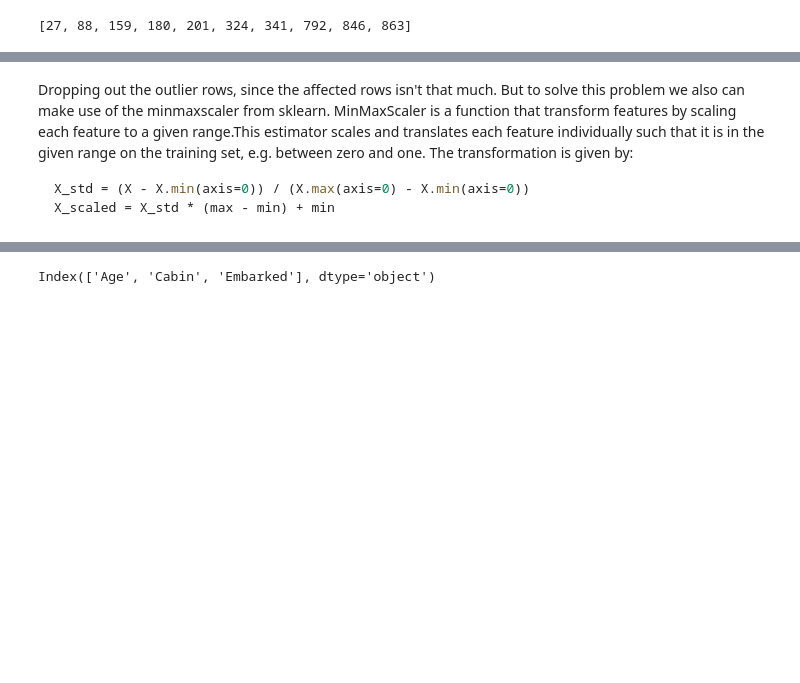
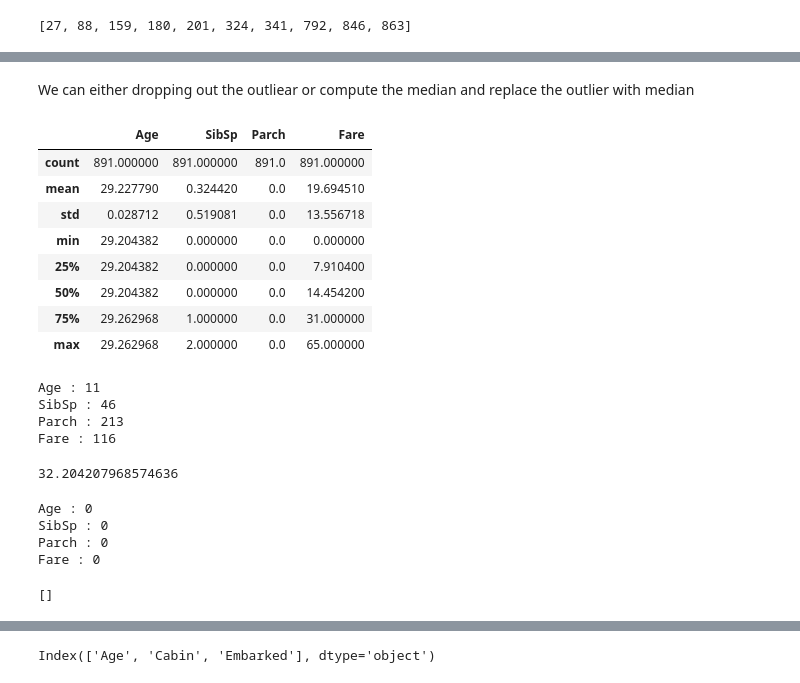
Before and after one commit to lauyh/masa-python-workshop, a Jupyter notebook: main.ipynb, the cells around one changed output, grey strips where cells are left out. Drawn from its saved outputs; the diff is of its cells as text; code cells hidden in the pictures; blank space fills up the shorter version.

Commit message:
add outlier and null value handler

````diff
--- a/main.ipynb
+++ b/main.ipynb
@@ -275,12 +275,6 @@ df.loc[detect_outliers(df,["Age","SibSp","Parch","Fare"])] # use built in loc fu
 | 792 | 793 | 0 | 3 | Sage, Miss. Stella Anna | female | NaN | 8 | 2 | CA. 2343 | 69.55 | ... |
 | 846 | 847 | 0 | 3 | Sage, Mr. Douglas Bullen | male | NaN | 8 | 2 | CA. 2343 | 69.55 | ... |
 | 863 | 864 | 0 | 3 | Sage, Miss. Dorothy Edith "Dolly" | female | NaN | 8 | 2 | CA. 2343 | 69.55 | ... |
-# %% [markdown]
-Dropping out the outlier rows, since the affected rows isn't that much. But to solve this problem we also can make use of the minmaxscaler from sklearn.
-MinMaxScaler is a function that transform features by scaling each feature to a given range.This estimator scales and translates each feature individually such that it is in the given range on the training set, e.g. between zero and one. The transformation is given by:
-
-```py
-X_std = (X - X.min(axis=0)) / (X.max(axis=0) - X.min(axis=0))
-X_scaled = X_std * (max - min) + min
-```
+# %% [markdown]
+We can either dropping out the outliear or compute the median and replace the outlier with median
 # %%
@@ -288 +282,26 @@ X_scaled = X_std * (max - min) + min
 df_1 = df.drop(detect_outliers(df,["Age", "SibSp","Parch","Fare"]), axis=0).reset_index(drop = True )
+# %%
+df[["Age", "SibSp","Parch","Fare"]].describe()
+# %% [output]
+|  | Age | SibSp | Parch | Fare |
+| count | 891.000000 | 891.000000 | 891.0 | 891.000000 |
+| mean | 29.227790 | 0.324420 | 0.0 | 19.694510 |
+| std | 0.028712 | 0.519081 | 0.0 | 13.556718 |
+| min | 29.204382 | 0.000000 | 0.0 | 0.000000 |
+| 25% | 29.204382 | 0.000000 | 0.0 | 7.910400 |
+| 50% | 29.204382 | 0.000000 | 0.0 | 14.454200 |
+| 75% | 29.262968 | 1.000000 | 0.0 | 31.000000 |
+| max | 29.262968 | 2.000000 | 0.0 | 65.000000 |
+# %%
+columns = ["Age", "SibSp","Parch","Fare"]
+
+for x in columns:
+    Q1 = df[x].quantile(0.25)
+    Q3 = df[x].quantile(0.75)
+    IQR = Q3 - Q1
+    print(x,":", ((df[x] < (Q1 - 1.5 * IQR)) | (df[x] > (Q3 + 1.5 * IQR))).sum())
+# %% [output]
+Age : 11
+SibSp : 46
+Parch : 213
+Fare : 116
@@ -288,0 +327,23 @@ df_1 = df.drop(detect_outliers(df,["Age", "SibSp","Parch","Fare"]), axis=0).rese
+# %%
+# usage of loc
+df.loc[1, "Fare"]
+# %% [output]
+32.204207968574636
+# %%
+# verify outlier after replacing the outier
+for x in columns:
+    Q1 = df[x].quantile(0.25)
+    Q3 = df[x].quantile(0.75)
+    IQR = Q3 - Q1
+    print(x,":", ((df[x] < (Q1 - 1.5 * IQR)) | (df[x] > (Q3 + 1.5 * IQR))).sum())
+# %% [output]
+Age : 0
+SibSp : 0
+Parch : 0
+Fare : 0
+# %%
+# reading the test dataset
+test = pd.read_csv("./dataset/test.csv")
+detect_outliers(test,["Age","SibSp","Parch","Fare"]) # no outliear in the test dataset
+# %% [output]
+[]
````
Also changed, not shown: parts of 11 cells of this notebook.
